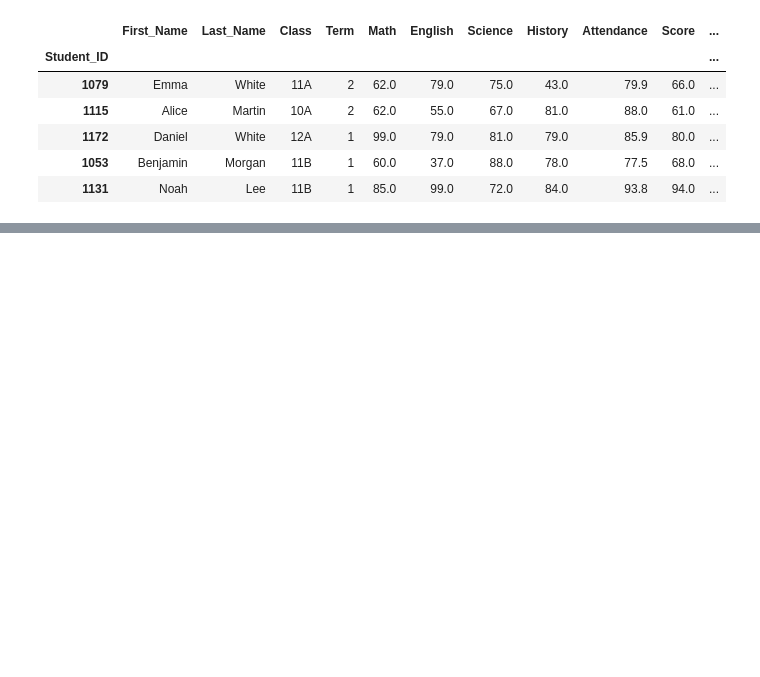
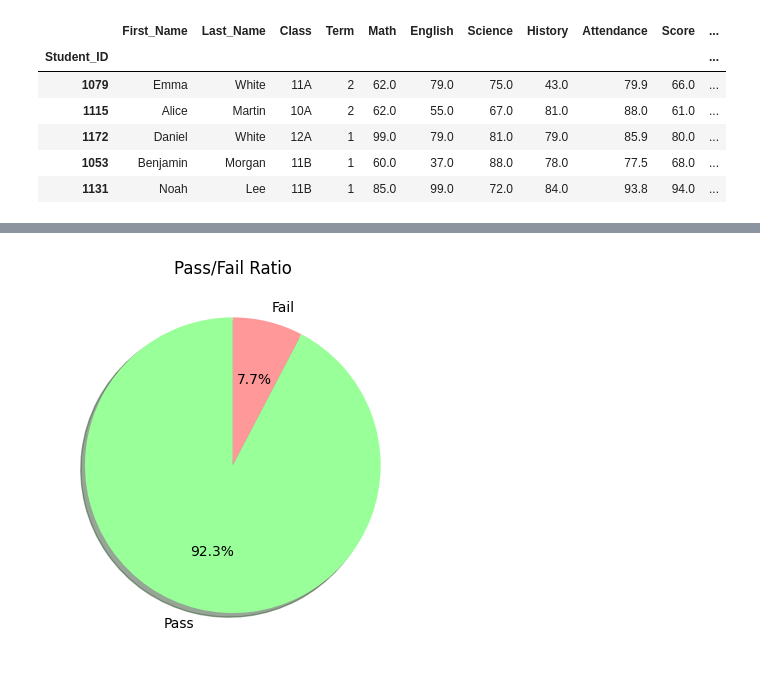
Before and after one commit to jemerson24/data_analysis_report, a Jupyter notebook: notebook/data_analysis_report.ipynb, the cells around one changed output, grey strips where cells are left out. Saved outputs shown, nothing was run; the diff lists cells and outputs as text; code cells hidden in the pictures; blank space fills up the shorter version.

```diff
--- a/notebook/data_analysis_report.ipynb
+++ b/notebook/data_analysis_report.ipynb
@@ -24,0 +88,18 @@ bm_df = uni_df.loc[2079:2141]
+# %%
+passed = uni_df["Passed"].value_counts()[1]
+failed = uni_df["Passed"].value_counts()[0]
+pf_ratio = [passed, failed]
+labels = ["Pass", "Fail"]
+# %%
+# Plot pie chart
+plt.pie(pf_ratio,
+        labels=labels,
+        autopct='%1.1f%%',
+        startangle=90,
+        shadow=True,
+        colors=['#99ff99','#ff9999']
+        )
+plt.title('Pass/Fail Ratio')
+plt.show()
+# %% [output]
+[figure, added]
```
Also changed, not shown: parts of 15 cells of this notebook.
